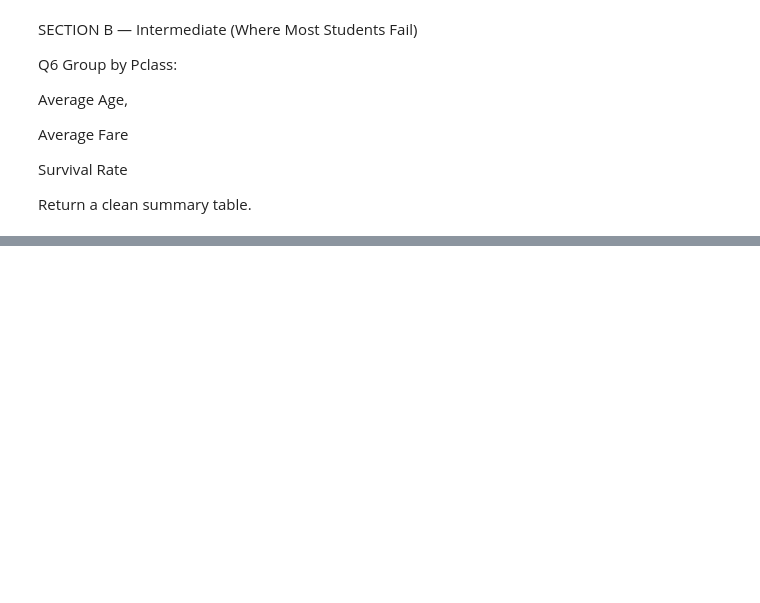
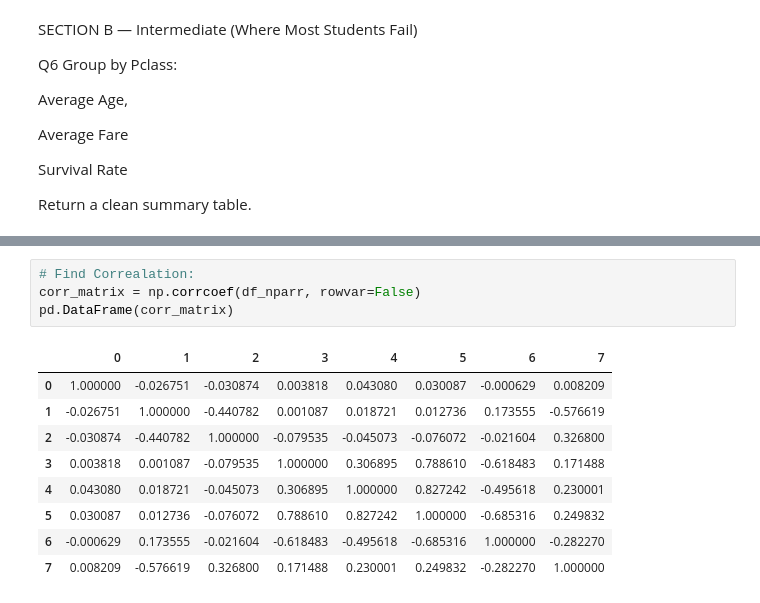
Before and after one commit to JARVIS20240/Python_pandas_for_DS-ML, a Jupyter notebook: Ch-7_Practice_RealData/01_Practice.ipynb, the cells around one changed output, grey strips where cells are left out. Drawn from its saved outputs; the diff is of its cells as text; blank space fills up the shorter version.

```diff
--- a/Ch-7_Practice_RealData/01_Practice.ipynb
+++ b/Ch-7_Practice_RealData/01_Practice.ipynb
@@ -135,0 +372,14 @@ df.columns
+# %%
+# Find Correalation:
+corr_matrix = np.corrcoef(df_nparr, rowvar=False)
+pd.DataFrame(corr_matrix)
+# %% [output]
+|  | 0 | 1 | 2 | 3 | 4 | 5 | 6 | 7 |
+| 0 | 1.000000 | -0.026751 | -0.030874 | 0.003818 | 0.043080 | 0.030087 | -0.000629 | 0.008209 |
+| 1 | -0.026751 | 1.000000 | -0.440782 | 0.001087 | 0.018721 | 0.012736 | 0.173555 | -0.576619 |
+| 2 | -0.030874 | -0.440782 | 1.000000 | -0.079535 | -0.045073 | -0.076072 | -0.021604 | 0.326800 |
+| 3 | 0.003818 | 0.001087 | -0.079535 | 1.000000 | 0.306895 | 0.788610 | -0.618483 | 0.171488 |
+| 4 | 0.043080 | 0.018721 | -0.045073 | 0.306895 | 1.000000 | 0.827242 | -0.495618 | 0.230001 |
+| 5 | 0.030087 | 0.012736 | -0.076072 | 0.788610 | 0.827242 | 1.000000 | -0.685316 | 0.249832 |
+| 6 | -0.000629 | 0.173555 | -0.021604 | -0.618483 | -0.495618 | -0.685316 | 1.000000 | -0.282270 |
+| 7 | 0.008209 | -0.576619 | 0.326800 | 0.171488 | 0.230001 | 0.249832 | -0.282270 | 1.000000 |
```
Also changed, not shown: parts of 25 cells of this notebook.
